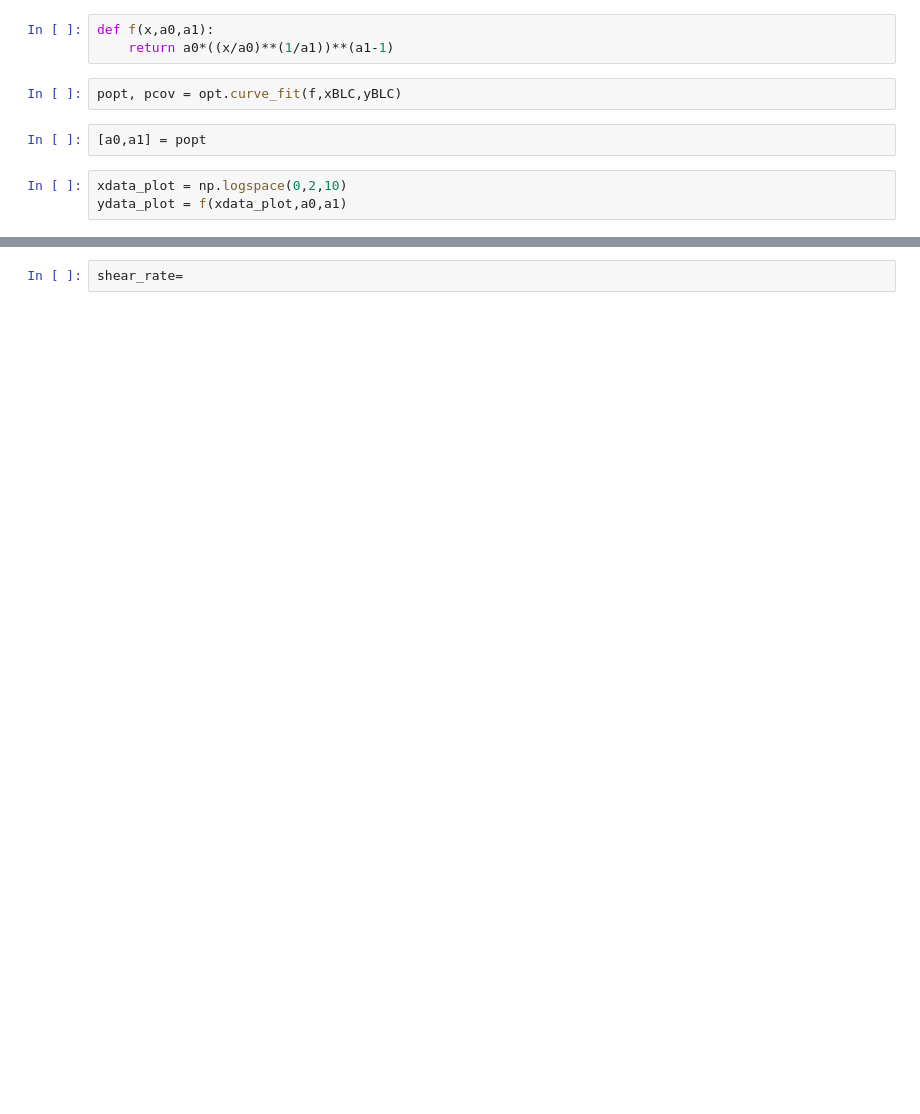
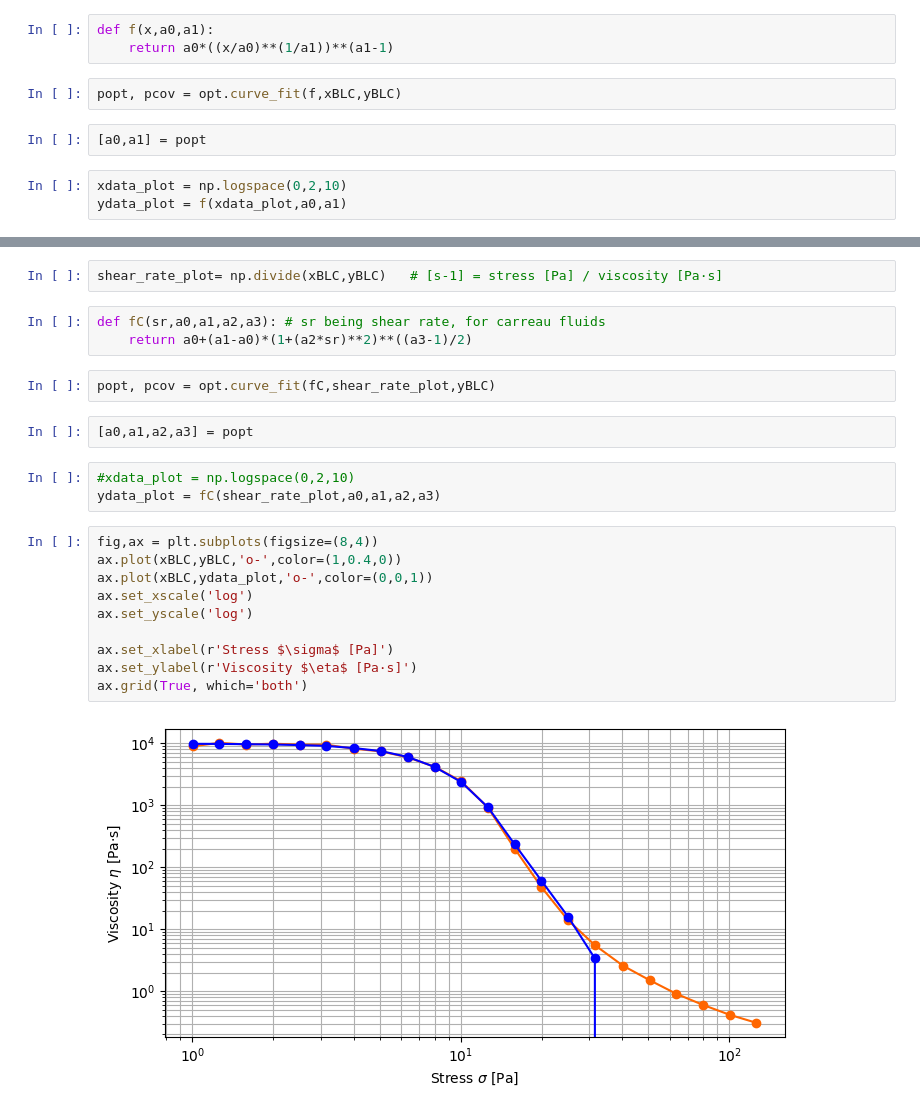
Before and after one commit to Ferraan/AdvancedFluidMechanics, a Jupyter notebook: 2-Rheology/Assignment2.ipynb, the cells around one changed output, grey strips where cells are left out. Cells and saved outputs as stored; diff of their text form; blank space fills up the shorter version.

Commit message:
Carreau fluid fit A2

```diff
--- a/2-Rheology/Assignment2.ipynb
+++ b/2-Rheology/Assignment2.ipynb
@@ -58,2 +66,24 @@ ax.set_yscale('log')
 # %%
-shear_rate=
+shear_rate_plot= np.divide(xBLC,yBLC)   # [s-1] = stress [Pa] / viscosity [Pa·s]
+# %%
+def fC(sr,a0,a1,a2,a3): # sr being shear rate, for carreau fluids
+    return a0+(a1-a0)*(1+(a2*sr)**2)**((a3-1)/2)
+# %%
+popt, pcov = opt.curve_fit(fC,shear_rate_plot,yBLC)
+# %%
+[a0,a1,a2,a3] = popt
+# %%
+#xdata_plot = np.logspace(0,2,10)
+ydata_plot = fC(shear_rate_plot,a0,a1,a2,a3)
+# %%
+fig,ax = plt.subplots(figsize=(8,4))
+ax.plot(xBLC,yBLC,'o-',color=(1,0.4,0))
+ax.plot(xBLC,ydata_plot,'o-',color=(0,0,1))
+ax.set_xscale('log')
+ax.set_yscale('log')
+
+ax.set_xlabel(r'Stress $\sigma$ [Pa]')
+ax.set_ylabel(r'Viscosity $\eta$ [Pa·s]')
+ax.grid(True, which='both')
+# %% [output]
+[figure, added]
```
Also changed, not shown: parts of 3 cells of this notebook.
